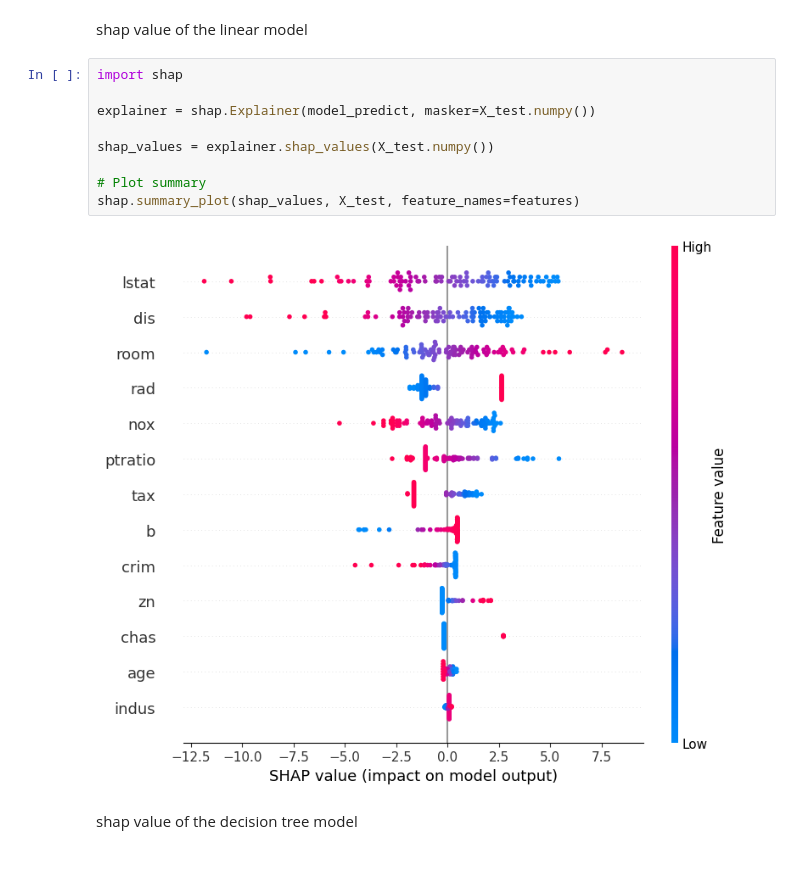
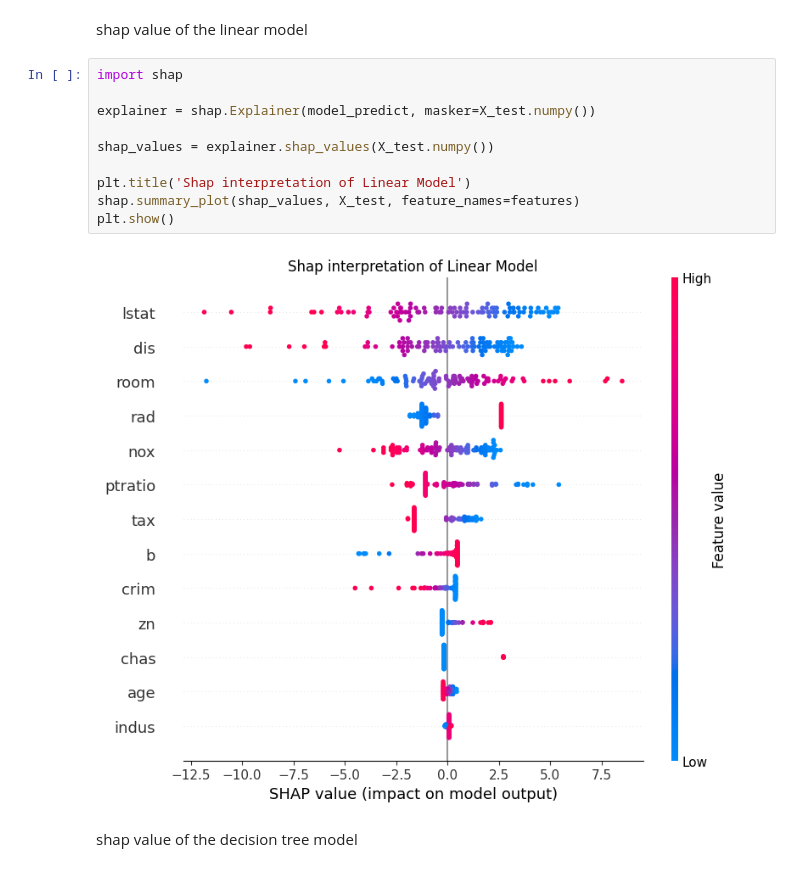
Before and after one commit to imck037/python-ml-projects, a Jupyter notebook: HousePricePrediction/final.ipynb, the cells around one changed output. Cells and saved outputs as stored; diff of their text form.

```diff
--- a/HousePricePrediction/final.ipynb
+++ b/HousePricePrediction/final.ipynb
@@ -643,14 +646,15 @@ shap value of the linear model
 # %%
 import shap
 
 explainer = shap.Explainer(model_predict, masker=X_test.numpy())
 
 shap_values = explainer.shap_values(X_test.numpy())
 
-# Plot summary
+plt.title('Shap interpretation of Linear Model')
 shap.summary_plot(shap_values, X_test, feature_names=features)
+plt.show()
 # %% [output]
-[figure, old version]
+[figure, new version]
 # %% [markdown]
 shap value of the decision tree model
 # %%
```
Also changed, not shown: parts of 20 cells of this notebook.
